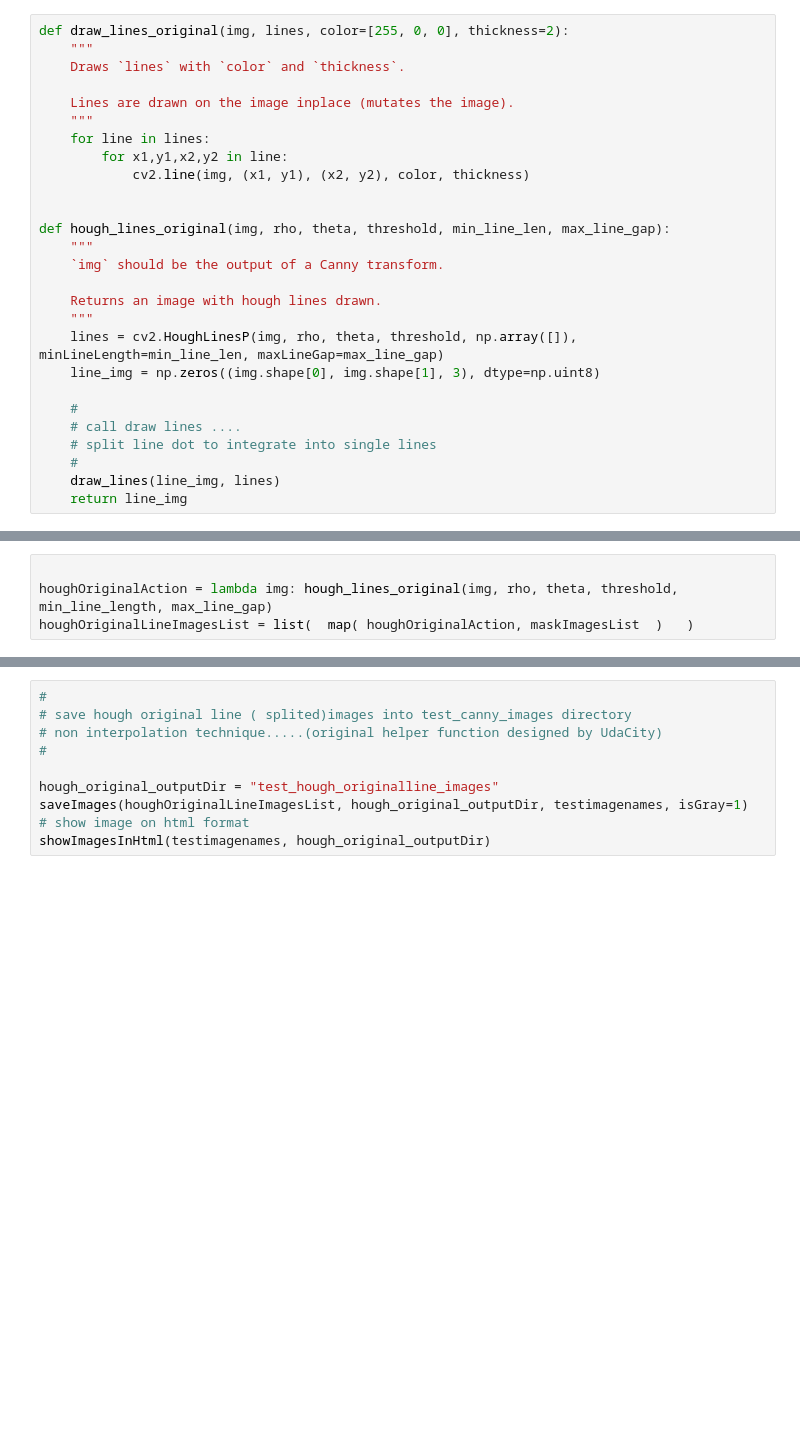
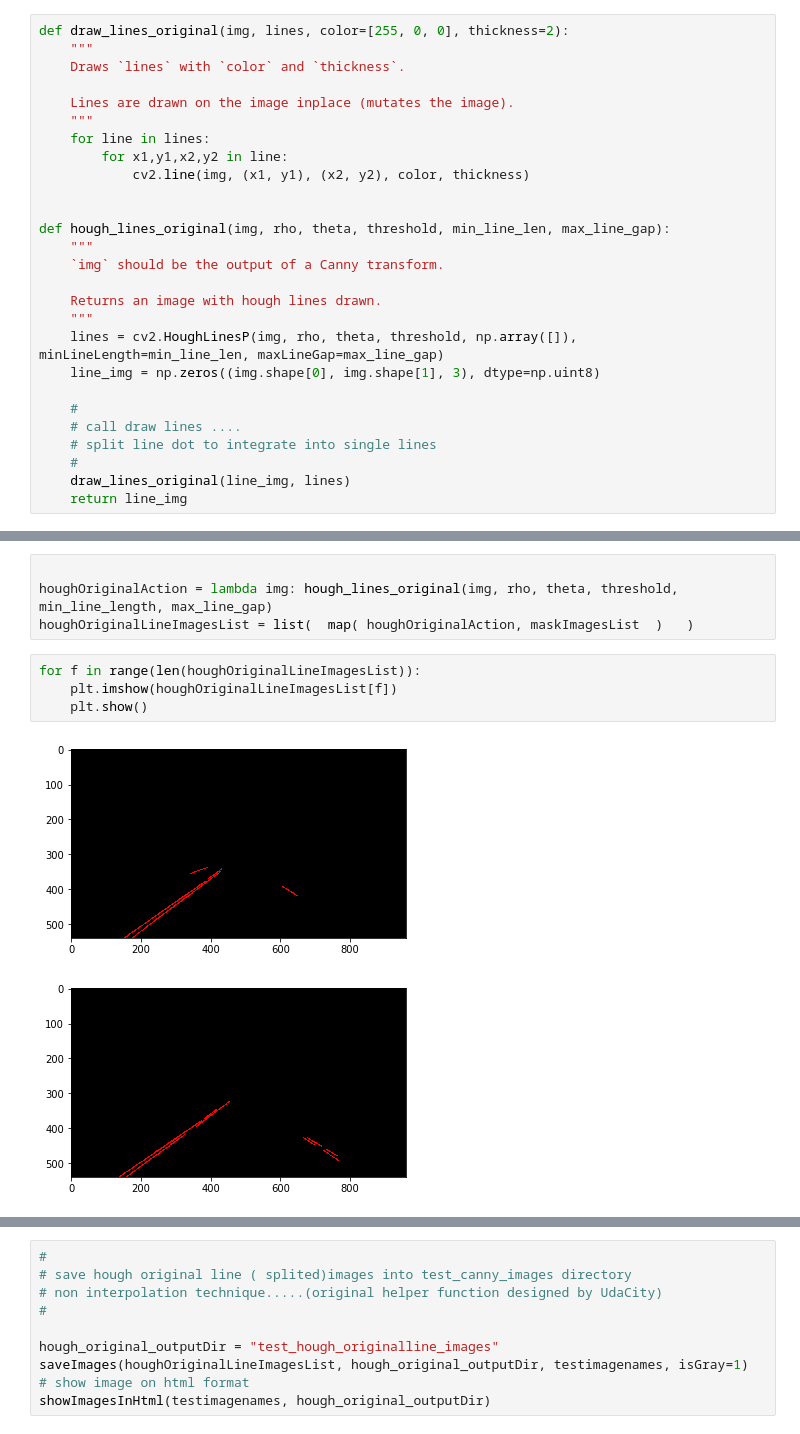
Before and after one commit to scrambleegg7/SelfCar, a Jupyter notebook: CarND-LaneLines-P1/P1.ipynb, the cells around one changed output, grey strips where cells are left out. Saved outputs shown, nothing was run; the diff lists cells and outputs as text; blank space fills up the shorter version.

```diff
--- a/CarND-LaneLines-P1/P1.ipynb
+++ b/CarND-LaneLines-P1/P1.ipynb
@@ -259,7 +254,7 @@ def hough_lines_original(img, rho, theta, threshold, min_line_len, max_line_gap)
     # call draw lines ....
     # split line dot to integrate into single lines
     #
-    draw_lines(line_img, lines)
+    draw_lines_original(line_img, lines)
     return line_img
 # %% [markdown]
 ## Test Images
@@ -483,3 +478,10 @@ max_line_gap = 1
 
 houghOriginalAction = lambda img: hough_lines_original(img, rho, theta, threshold, min_line_length, max_line_gap)
 houghOriginalLineImagesList = list(  map( houghOriginalAction, maskImagesList  )   )
+# %%
+for f in range(len(houghOriginalLineImagesList)):
+    plt.imshow(houghOriginalLineImagesList[f])
+    plt.show()
+# %% [output]
+[figure, added]
+[figure, added]
```
Also changed, not shown: parts of 9 cells of this notebook.
